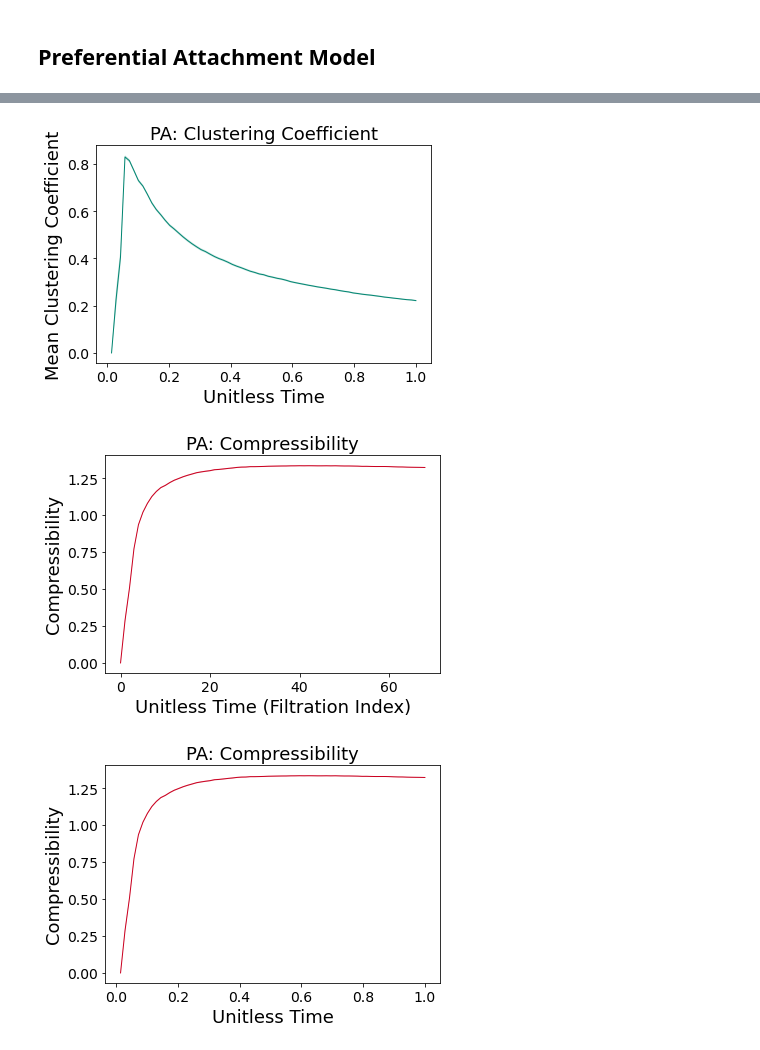
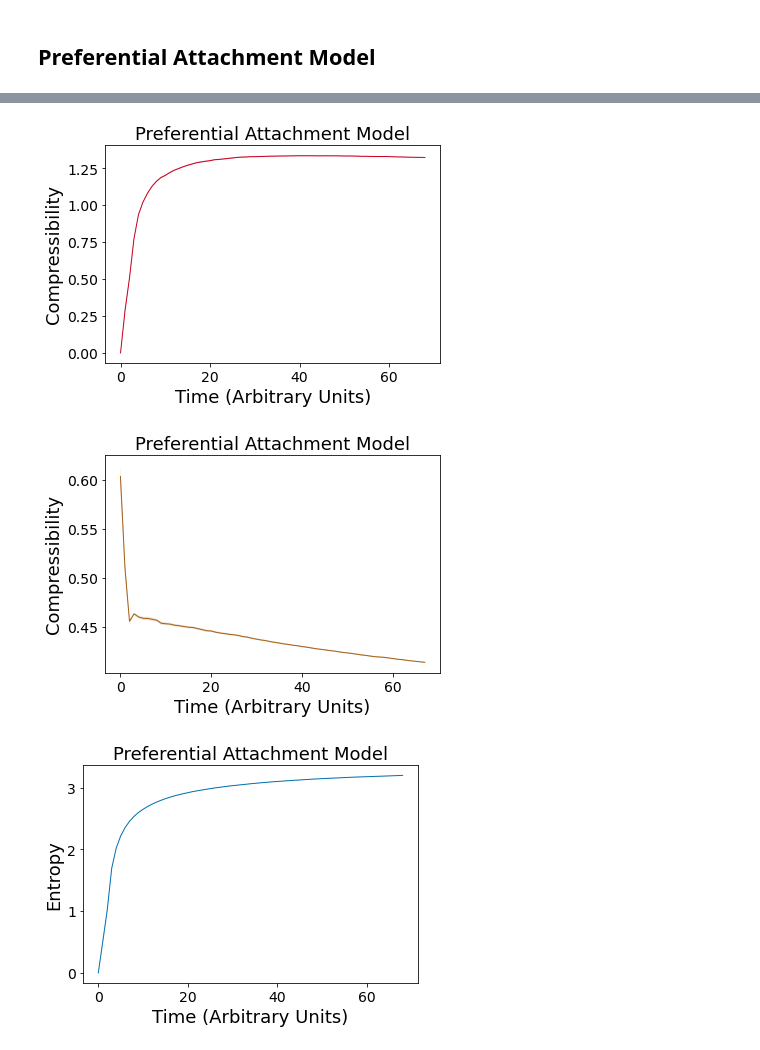
Before and after one commit to spatank/Curiosity, a Jupyter notebook: v8/C_plotting.ipynb, the cells around one changed output, grey strips where cells are left out. Saved outputs shown, nothing was run; the diff lists cells and outputs as text; code cells hidden in the pictures.

```diff
--- a/v8/C_plotting.ipynb
+++ b/v8/C_plotting.ipynb
@@ -815,24 +751,24 @@ plt.savefig('Figures/C/preferential_attachment_clust_coef.pdf', transparent = Tr
 # %%
-plot_curve_normalized_idx(clust_coef_PA, curve_label = 'Clust. Coef.', curve_color = '#018571')
+plot_curve(C_PA, curve_label = 'C', curve_color = '#ca0020')
 plt.xlabel('Time (Arbitrary Units)', fontsize = 18)
-plt.ylabel('Mean Clustering Coefficient', fontsize = 18)
-plt.title('PA: Clustering Coefficient', fontsize = 18)
-plt.savefig('Figures/C/preferential_attachment_clust_coef_norm_idx.pdf', transparent = True, bbox_inches = 'tight')
+plt.ylabel('Compressibility', fontsize = 18)
+plt.title('Preferential Attachment Model', fontsize = 18)
+plt.savefig('Figures/C/preferential_attachment_C.pdf', transparent = True, bbox_inches = 'tight')
 # %% [output]
-[figure, old version]
+[figure, new version]
 # %%
-plot_curve(C_PA, curve_label = 'C', curve_color = '#ca0020')
-plt.xlabel('Time (Arbitrary Units, Filt. Idx.)', fontsize = 18)
+plot_curve(C_norm_PA, curve_label = 'C', curve_color = '#a6611a')
+plt.xlabel('Time (Arbitrary Units)', fontsize = 18)
 plt.ylabel('Compressibility', fontsize = 18)
-plt.title('PA: Compressibility', fontsize = 18)
-plt.savefig('Figures/C/preferential_attachment_C.pdf', transparent = True, bbox_inches = 'tight')
+plt.title('Preferential Attachment Model', fontsize = 18)
+plt.savefig('Figures/C/preferential_attachment_C_norm.pdf', transparent = True, bbox_inches = 'tight')
 # %% [output]
-[figure, old version]
+[figure, new version]
 # %%
-plot_curve_normalized_idx(C_PA, curve_label = 'C', curve_color = '#ca0020')
+plot_curve(entropy_PA, curve_label = 'H', curve_color = '#0571b0')
 plt.xlabel('Time (Arbitrary Units)', fontsize = 18)
-plt.ylabel('Compressibility', fontsize = 18)
-plt.title('PA: Compressibility', fontsize = 18)
-plt.savefig('Figures/C/preferential_attachment_C_norm_idx.pdf', transparent = True, bbox_inches = 'tight')
+plt.ylabel('Entropy', fontsize = 18)
+plt.title('Preferential Attachment Model', fontsize = 18)
+plt.savefig('Figures/C/preferential_attachment_entropy.pdf', transparent = True, bbox_inches = 'tight')
 # %% [output]
-[figure, old version]
+[figure, new version]
```
Also changed, not shown: parts of 55 cells of this notebook.
